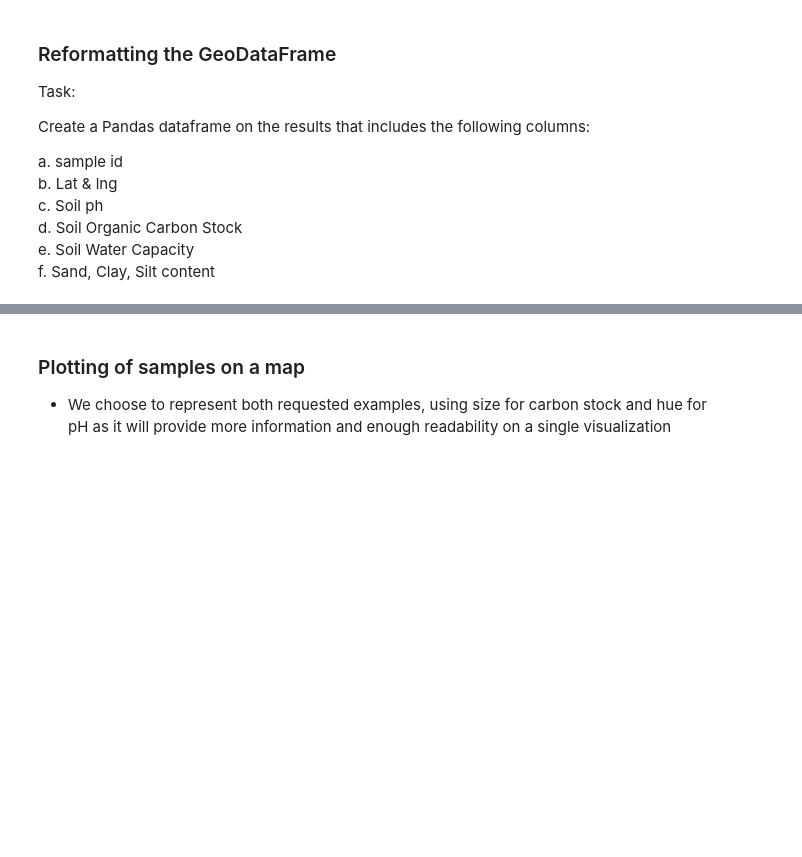
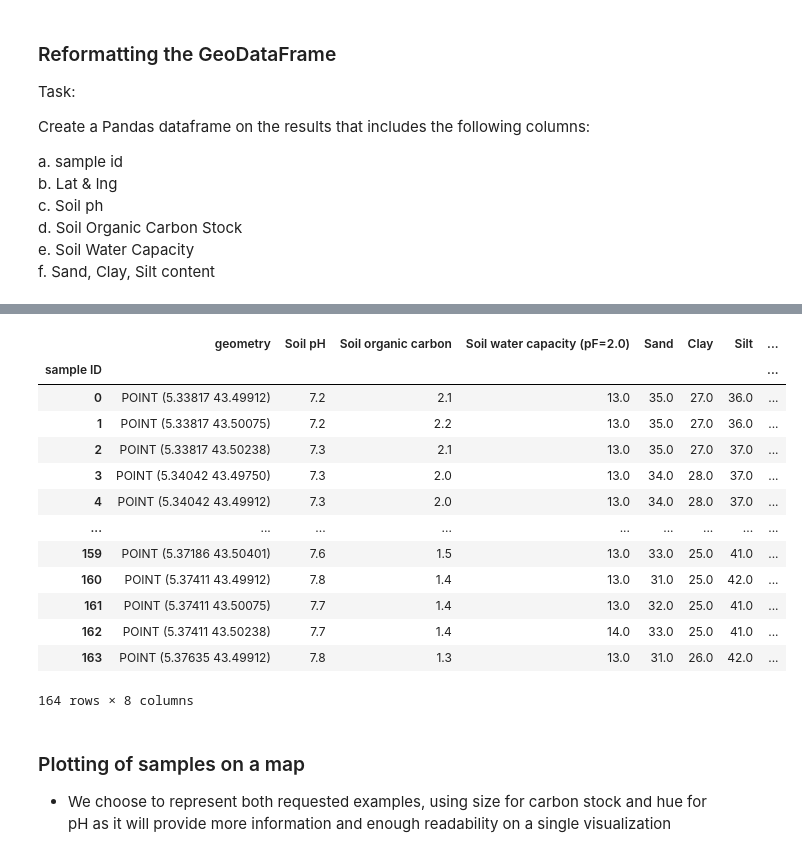
Before and after one commit to juliencarponcy/praxis, a Jupyter notebook: praxis/examples/test_nb.ipynb, the cells around one changed output, grey strips where cells are left out. Cells and saved outputs as stored; diff of their text form; code cells hidden in the pictures; blank space fills up the shorter version.

```diff
--- a/praxis/examples/test_nb.ipynb
+++ b/praxis/examples/test_nb.ipynb
@@ -279,3 +305,51 @@ Datum: World Geodetic System 1984 ensemble
+# %%
+import numpy as np
+
+gdf = soilgrid_gdf_formatted.copy()
+
+conditions = [
+    (gdf['Clay'].values > 55) & (gdf['Sand'].values < 45) & (gdf['Silt'].values < 40),
+    (gdf['Clay'].values < 55) & (gdf['Clay'].values > 20) & (gdf['Sand'].values > 45) & (gdf['Silt'].values < 30),
+    (gdf['Clay'].values < 20) & (gdf['Sand'].values > 45) & (gdf['Silt'].values < 30),
+    (gdf['Silt'].values > 60),
+    (gdf['Silt'].values >= 40) & (gdf['Silt'].values < 60),
+    (gdf['Silt'].values < 40) & (gdf['Silt'].values > 30) & (gdf['Sand'].values < 45) & (gdf['Clay'].values < 65)
+    # (gdf['Silt'].values > 40) & (gdf['Silt'].values > 30) & (gdf['Sand'].values < 45) & (gdf['Clay'].values < 65)
+
+]
+
+soil_categories = [
+    'Clay',
+    'Sandy Clay',
+    'Sand',
+    'Silt',
+    'Silty Clay',
+    'Clay Loam'
+]
+
+assert len(conditions) == len(soil_categories)
+
+
+gdf['soil category'] = np.select(conditions, soil_categories, default='No Category')
+
+soilgrid_formatted_filename = 'soilgrid_aix_formatted_with_category.geojson'
+
+gdf.to_file(data_path / soilgrid_formatted_filename, driver='GeoJSON')
+# %% [output]
+|  | geometry | Soil pH | Soil organic carbon | Soil water capacity (pF=2.0) | Sand | Clay | Silt | ... |
+| sample ID |  |  |  |  |  |  |  | ... |
+| 0 | POINT (5.33817 43.49912) | 7.2 | 2.1 | 13.0 | 35.0 | 27.0 | 36.0 | ... |
+| 1 | POINT (5.33817 43.50075) | 7.2 | 2.2 | 13.0 | 35.0 | 27.0 | 36.0 | ... |
+| 2 | POINT (5.33817 43.50238) | 7.3 | 2.1 | 13.0 | 35.0 | 27.0 | 37.0 | ... |
+| 3 | POINT (5.34042 43.49750) | 7.3 | 2.0 | 13.0 | 34.0 | 28.0 | 37.0 | ... |
+| 4 | POINT (5.34042 43.49912) | 7.3 | 2.0 | 13.0 | 34.0 | 28.0 | 37.0 | ... |
+| ... | ... | ... | ... | ... | ... | ... | ... | ... |
+| 159 | POINT (5.37186 43.50401) | 7.6 | 1.5 | 13.0 | 33.0 | 25.0 | 41.0 | ... |
+| 160 | POINT (5.37411 43.49912) | 7.8 | 1.4 | 13.0 | 31.0 | 25.0 | 42.0 | ... |
+| 161 | POINT (5.37411 43.50075) | 7.7 | 1.4 | 13.0 | 32.0 | 25.0 | 41.0 | ... |
+| 162 | POINT (5.37411 43.50238) | 7.7 | 1.4 | 14.0 | 33.0 | 25.0 | 41.0 | ... |
+| 163 | POINT (5.37635 43.49912) | 7.8 | 1.3 | 13.0 | 31.0 | 26.0 | 42.0 | ... |
+164 rows × 8 columns
 # %% [markdown]
 ### Plotting of samples on a map
 
```
Also changed, not shown: parts of 31 cells of this notebook, 4 other files.
